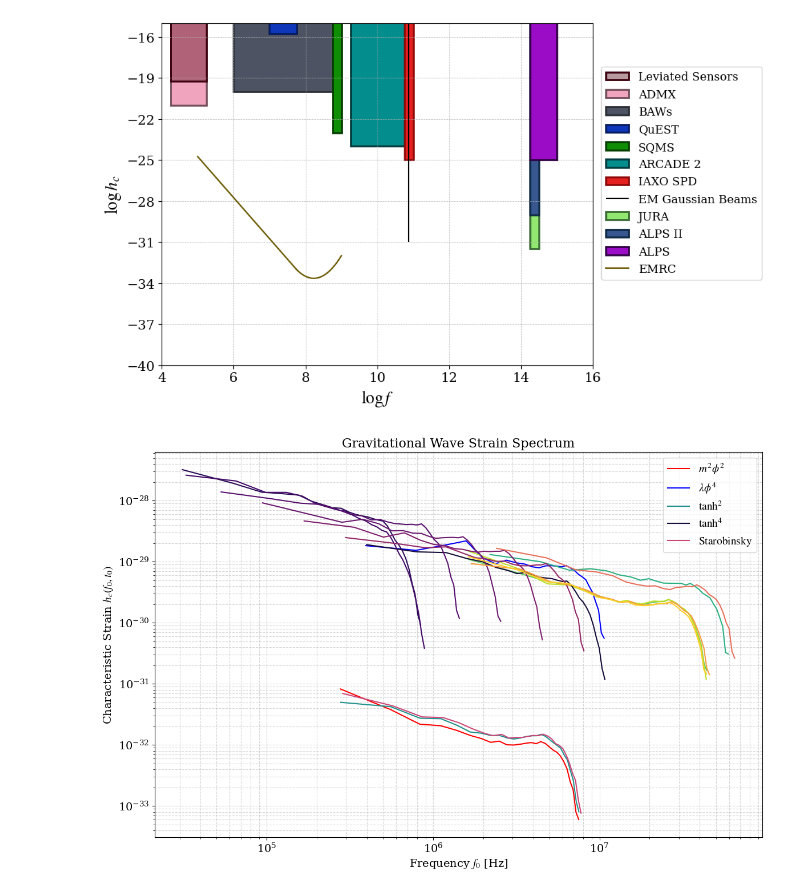
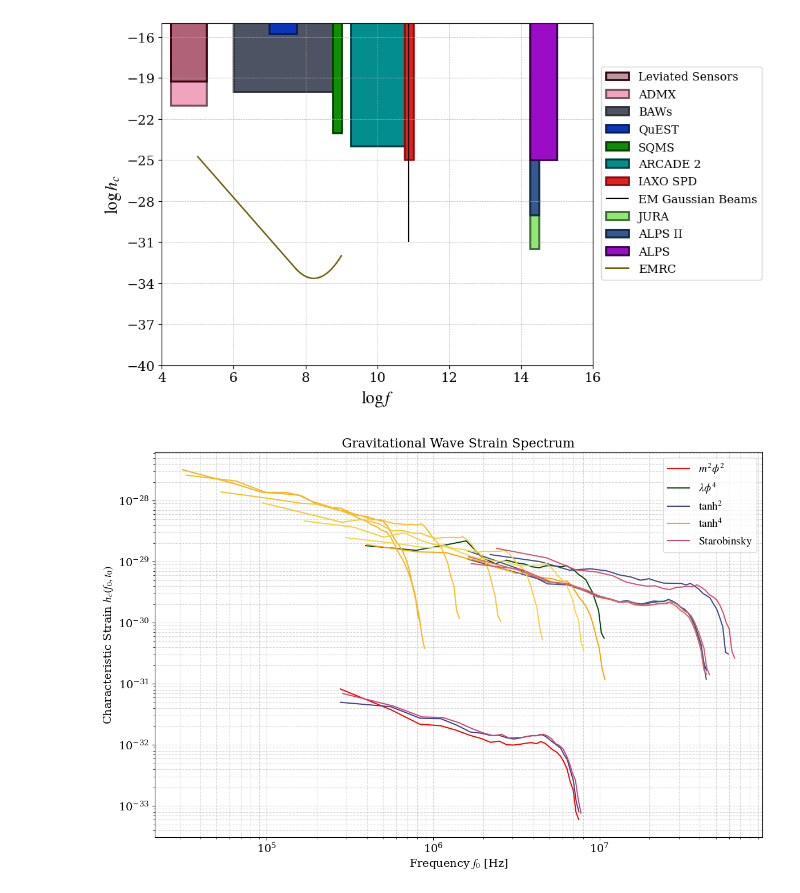
Before and after one commit to TomasCiccarella/Tesis, a Jupyter notebook: cosmolattice/GW_Exp.ipynb, the cells around one changed output. Cells and saved outputs as stored; diff of their text form; code cells hidden in the pictures.

```diff
--- a/cosmolattice/GW_Exp.ipynb
+++ b/cosmolattice/GW_Exp.ipynb
@@ -172,13 +172,13 @@ plt.show()
 [figure]
 # %%
 cmap = plt.get_cmap('viridis')
-colors_tanh2 = cmap(np.linspace(0.5, 0.9, 4))
+colors_tanh2 = cmap(np.linspace(0.2, 0.3, 4))
 
 cmap = plt.get_cmap('plasma')
-colors_Starobinsky = cmap(np.linspace(0.5, 0.9, 4))
+colors_Starobinsky = cmap(np.linspace(0.5, 0.6, 4))
 
 cmap = plt.get_cmap('inferno')
-colors_tanh4 = cmap(np.linspace(0.1, 0.4, 7))
+colors_tanh4 = cmap(np.linspace(0.8, 0.9, 7))
 
 dir_m2phi2 = "./strain_spectrum_m2phi2.txt"
 dir_lphi4 = "./strain_spectrum_lphi4.txt"
@@ -250,35 +250,35 @@ data_StarobinskyM3h = np.loadtxt(dir_StarobinskyM3h)
 
 plt.figure(figsize=(12, 8))
 plt.plot(data_m2phi2[:, 0]/5e2, data_m2phi2[:, 1], 'r-', label=r'$m^2\phi^2$')
-plt.loglog(data_lphi4[:, 0], data_lphi4[:, 1], 'b-', label=r'$\lambda\phi^4$')
+plt.loglog(data_lphi4[:, 0], data_lphi4[:, 1], color = "#06460C", label=r'$\lambda\phi^4$')
 
 plt.loglog(data_tanh2[:, 0]/5e2, data_tanh2[:, 1], color = colors_tanh2[0], label=r'$\tanh^2$')
 plt.loglog(data_tanh2M1f, data_tanh2M1h, color = colors_tanh2[1])
 plt.loglog(data_tanh2M2f, data_tanh2M2h, color = colors_tanh2[2])
 plt.loglog(data_tanh2M3f, data_tanh2M3h, color = colors_tanh2[3])
 
 plt.loglog(data_tanh4[:, 0], data_tanh4[:, 1], color = colors_tanh4[0], label=r'$\tanh^4$')
 plt.loglog(data_tanh4L1f, data_tanh4L1h, color = colors_tanh4[1])
 plt.loglog(data_tanh4L2f, data_tanh4L2h, color = colors_tanh4[2])
 plt.loglog(data_tanh4L3f, data_tanh4L3h, color = colors_tanh4[3])
 plt.loglog(data_tanh4L4f, data_tanh4L4h, color = colors_tanh4[4])
 plt.loglog(data_tanh4L5f, data_tanh4L5h, color = colors_tanh4[5])
 plt.loglog(data_tanh4L6f, data_tanh4L6h, color = colors_tanh4[6])
 
 plt.loglog(data_Starobinsky[:, 0]/5e2, data_Starobinsky[:, 1], color = colors_Starobinsky[0], label=r'$\text{Starobinsky}$')
 plt.loglog(data_StarobinskyM1f, data_StarobinskyM1h, color = colors_Starobinsky[1])
 plt.loglog(data_StarobinskyM2f, data_StarobinskyM2h, color = colors_Starobinsky[2])
 plt.loglog(data_StarobinskyM3f, data_StarobinskyM3h, color = colors_Starobinsky[3])
 
 plt.grid(True, which='both', linestyle='--', alpha=0.5)
 plt.xlabel(r'Frequency $f_0$ [Hz]', fontsize=14)
 plt.ylabel(r'Characteristic Strain $h_c(f_0, t_0)$', fontsize=14)
 plt.title('Gravitational Wave Strain Spectrum', fontsize=16)
 plt.legend()
 plt.tight_layout()
 plt.show()
 # %% [output]
-[figure, old version]
+[figure, new version]
 # %%
 fig, ax = plt.subplots(figsize=(10, 6))
 ax.grid(True, which='both', linestyle='--', linewidth=0.5, alpha=0.9)
```
Also changed, not shown: parts of 6 cells of this notebook, 12 other files.
